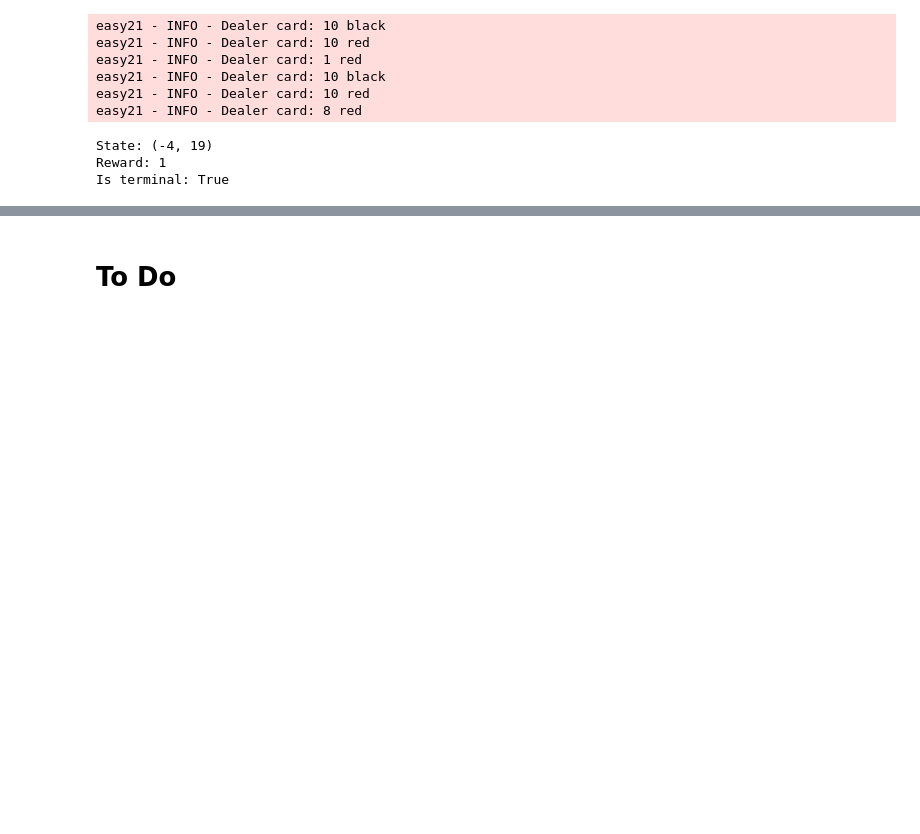
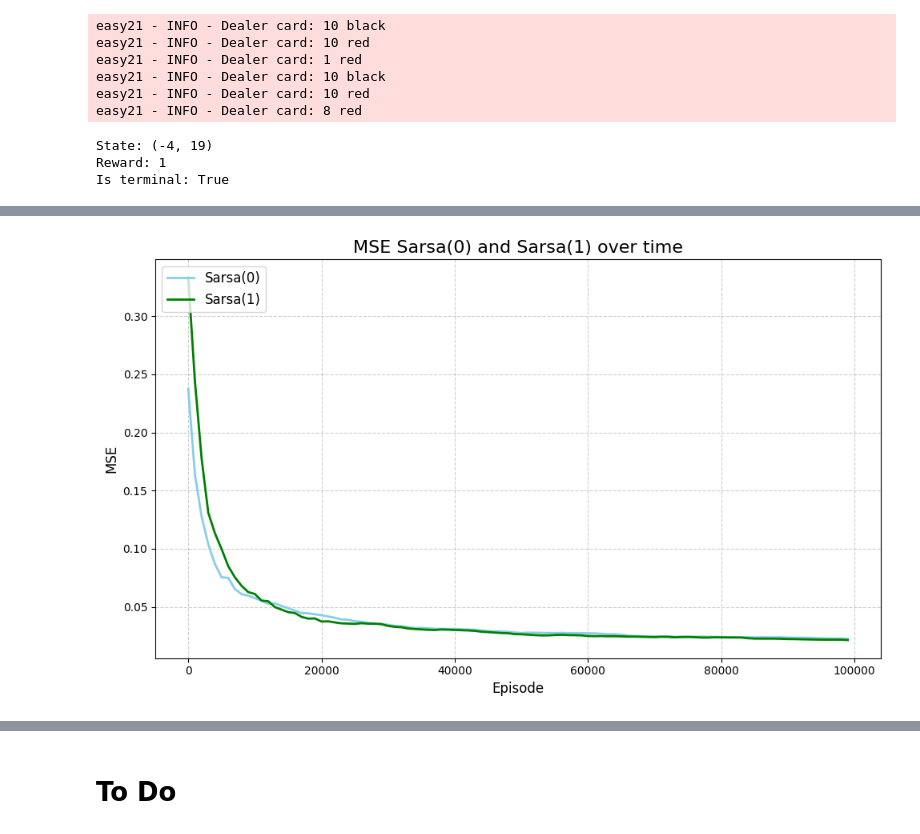
Before and after one commit to ernestknurov/rl-easy21, a Jupyter notebook: test.ipynb, the cells around one changed output, grey strips where cells are left out. Drawn from its saved outputs; the diff is of its cells as text; code cells hidden in the pictures; blank space fills up the shorter version.

```diff
--- a/test.ipynb
+++ b/test.ipynb
@@ -229,0 +478,22 @@ Is terminal: True
+# %%
+# Create a line plot with dots
+plt.figure(figsize=(10, 6))
+plt.plot(np.arange(len(mse_0)) * 1000, mse_0, color='skyblue', linestyle='-', linewidth=2, label="Sarsa(0)")
+plt.plot(np.arange(len(mse_1)) * 1000, mse_1, color='green', linestyle='-', linewidth=2, label="Sarsa(1)")
+
+# Add labels and title
+plt.title('MSE Sarsa(0) and Sarsa(1) over time', fontsize=16)
+plt.xlabel('Episode', fontsize=12)
+plt.ylabel('MSE', fontsize=12)
+
+# Add legend
+plt.legend(loc='upper left', fontsize=12)
+
+# Add grid for better visualization
+plt.grid(True, linestyle='--', alpha=0.6)
+
+# Show the plot
+plt.tight_layout()
+plt.show()
+# %% [output]
+[figure, added]
```
Also changed, not shown: parts of 51 cells of this notebook.
